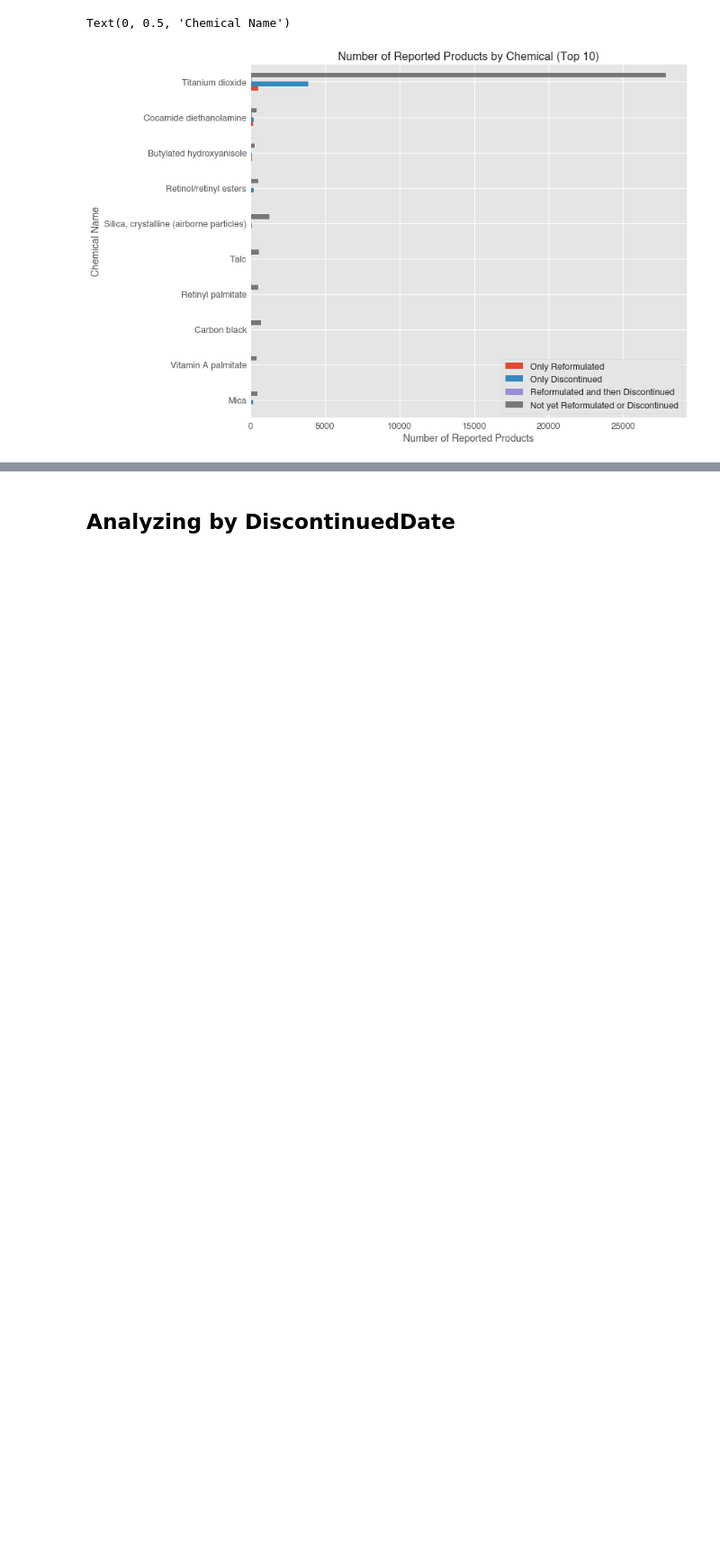
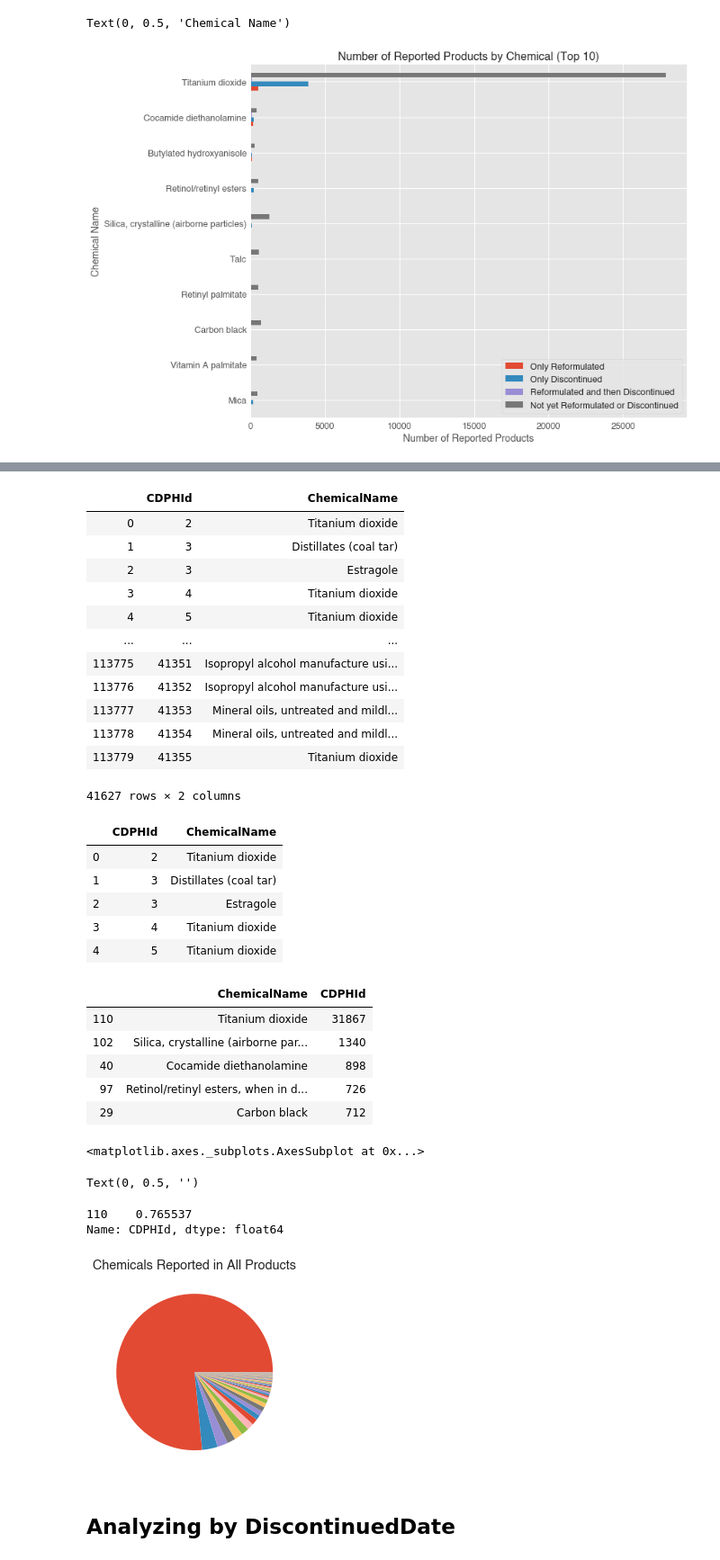
Before and after one commit to chelseanbr/Whats-In-My-Makeup-Bag, a Jupyter notebook: final_data_wrangling_eda.ipynb, the cells around one changed output, grey strips where cells are left out. Shown at 90% size. Drawn from its saved outputs; the diff is of its cells as text; code cells hidden in the pictures; blank space fills up the shorter version.

```diff
--- a/final_data_wrangling_eda.ipynb
+++ b/final_data_wrangling_eda.ipynb
@@ -531,3 +583,45 @@ Text(0, 0.5, 'Chemical Name')
+# %%
+all_chemicals_df = clean_data_df2.loc[:,['CDPHId','ChemicalName']]
+all_chemicals_df.drop_duplicates()
+all_chemicals_df.head()
+all_chemicals_df_count_df = dce.get_count_by_mult_df_sorted_count(all_chemicals_df, 'CDPHId', ['ChemicalName'])
+all_chemicals_df_count_df.head()
+fig, ax = plt.subplots()
+all_chemicals_df_count_df.plot.pie(ax=ax, y='CDPHId', legend=None, labels=None, title='Chemicals Reported in All Products')
+ax.set_ylabel('')
+all_chemicals_df_count_df.loc[all_chemicals_df_count_df['ChemicalName']=='Titanium dioxide','CDPHId'] / all_chemicals_df_count_df['CDPHId'].sum()
+fig.savefig('images/pie_all_chemicals')
+# %% [output]
+|  | CDPHId | ChemicalName |
+| 0 | 2 | Titanium dioxide |
+| 1 | 3 | Distillates (coal tar) |
+| 2 | 3 | Estragole |
+| 3 | 4 | Titanium dioxide |
+| 4 | 5 | Titanium dioxide |
+| ... | ... | ... |
+| 113775 | 41351 | Isopropyl alcohol manufacture usi... |
+| 113776 | 41352 | Isopropyl alcohol manufacture usi... |
+| 113777 | 41353 | Mineral oils, untreated and mildl... |
+| 113778 | 41354 | Mineral oils, untreated and mildl... |
+| 113779 | 41355 | Titanium dioxide |
+41627 rows × 2 columns
+|  | CDPHId | ChemicalName |
+| 0 | 2 | Titanium dioxide |
+| 1 | 3 | Distillates (coal tar) |
+| 2 | 3 | Estragole |
+| 3 | 4 | Titanium dioxide |
+| 4 | 5 | Titanium dioxide |
+|  | ChemicalName | CDPHId |
+| 110 | Titanium dioxide | 31867 |
+| 102 | Silica, crystalline (airborne par... | 1340 |
+| 40 | Cocamide diethanolamine | 898 |
+| 97 | Retinol/retinyl esters, when in d... | 726 |
+| 29 | Carbon black | 712 |
+<matplotlib.axes._subplots.AxesSubplot at 0x...>
+Text(0, 0.5, '')
+110    0.765537
+Name: CDPHId, dtype: float64
+[figure, added]
 # %% [markdown]
 ## Analyzing by DiscontinuedDate
 # %%
```
Also changed, not shown: parts of 33 cells of this notebook, 3 other files.
